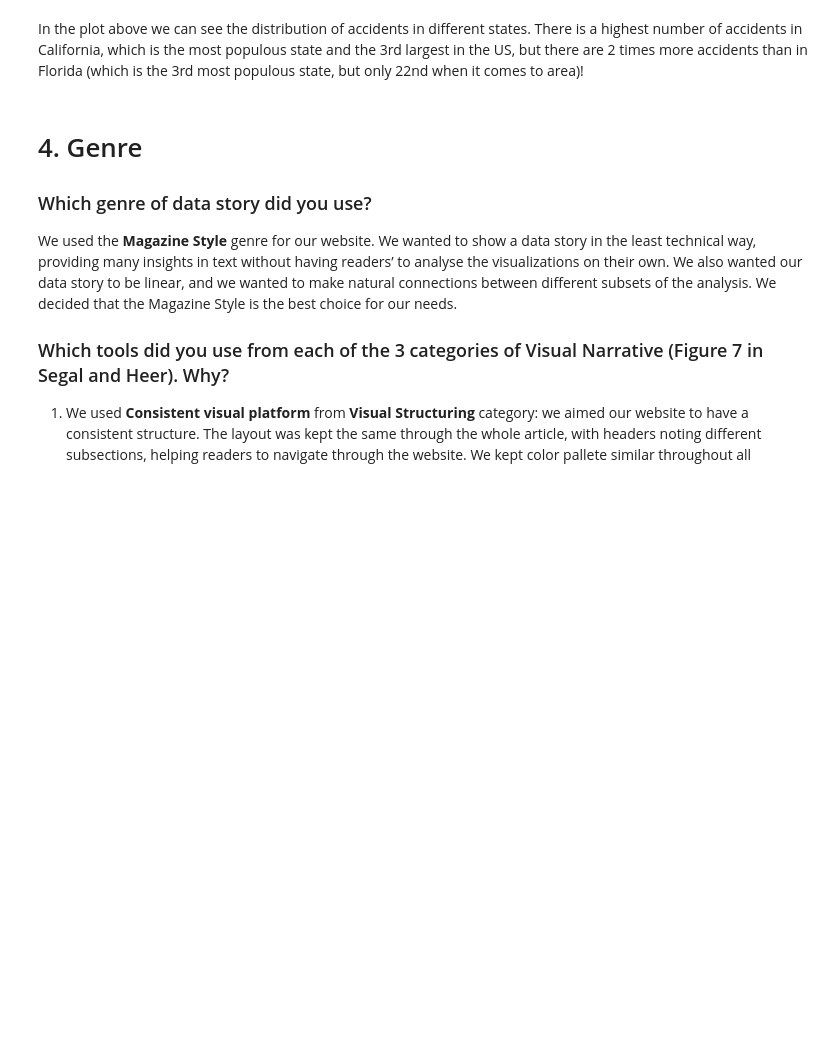
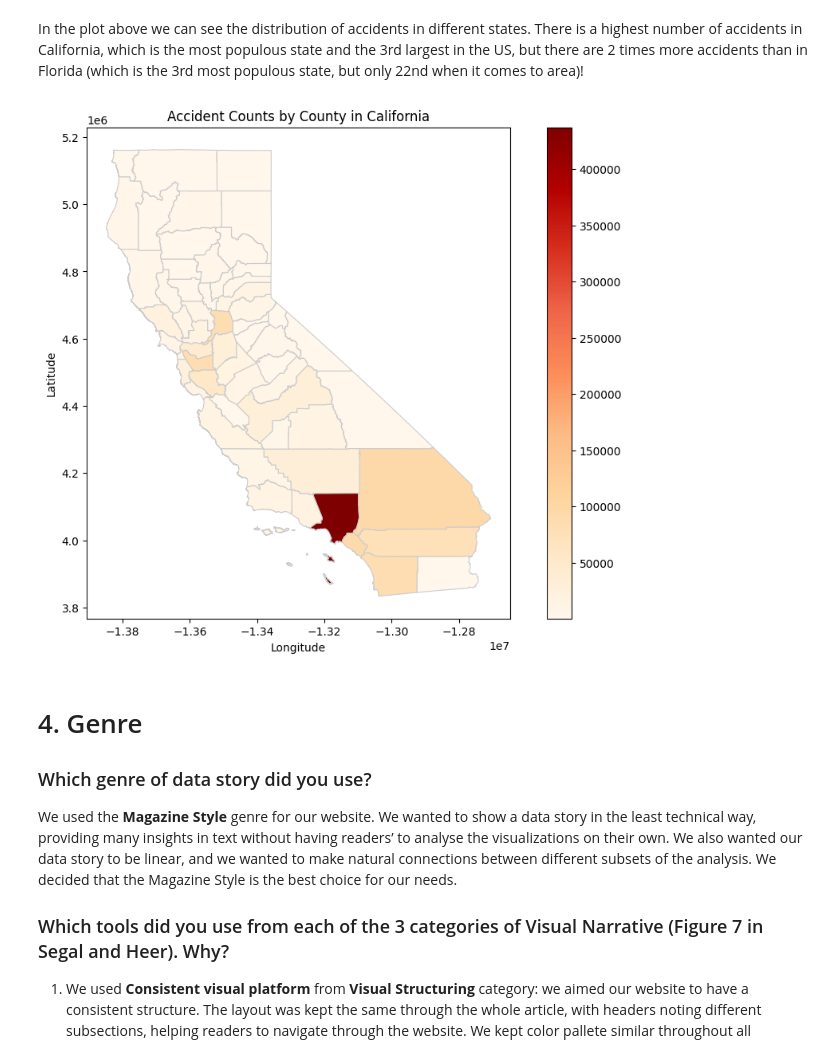
Before and after one commit to MKorona1/social_data_final_project, a Jupyter notebook: final_notebook/explainer_notebook.ipynb, the cells around one changed output. Saved outputs shown, nothing was run; the diff lists cells and outputs as text; code cells hidden in the pictures; blank space fills up the shorter version.

```diff
--- a/final_notebook/explainer_notebook.ipynb
+++ b/final_notebook/explainer_notebook.ipynb
@@ -556,6 +621,38 @@ plt.show()
 [figure]
 # %% [markdown]
 In the plot above we can see the distribution of accidents in different states. There is a highest number of accidents in California, which is the most populous state and the 3rd largest in the US, but there are 2 times more accidents than in Florida (which is the 3rd most populous state, but only 22nd when it comes to area)!
+# %%
+import geopandas as gpd
+import pandas as pd
+import matplotlib.pyplot as plt
+
+# Load the GeoJSON file containing county boundaries
+geojson_path = r"C:\Users\mustafa\Downloads\California_County_Boundaries_5206538824092848308.geojson"
+counties_gdf = gpd.read_file(geojson_path)
+
+# Load the CSV file containing accident data
+csv_path = '/Users/mustafa/Downloads/data_california.csv'
+accidents_df = pd.read_csv(csv_path)
+
+# Group by county and count the accidents
+accidents_count_by_county = accidents_df.groupby('County').size().reset_index(name='Accident_Count')
+
+# Merge the GeoDataFrame and DataFrame based on county names
+merged_gdf = counties_gdf.merge(accidents_count_by_county, left_on='COUNTY_NAME', right_on='County')
+
+# Plot the choropleth map
+fig, ax = plt.subplots(1, 1, figsize=(12, 8))
+merged_gdf.plot(column='Accident_Count', cmap='OrRd', linewidth=0.8, ax=ax, edgecolor='0.8', legend=True)
+
+# Add title and labels
+plt.title('Accident Counts by County in California')
+plt.xlabel('Longitude')
+plt.ylabel('Latitude')
+
+# Show the plot
+plt.show()
+# %% [output]
+[figure, added]
 # %% [markdown]
 # 4. Genre
 
```
Also changed, not shown: parts of 10 cells of this notebook.
